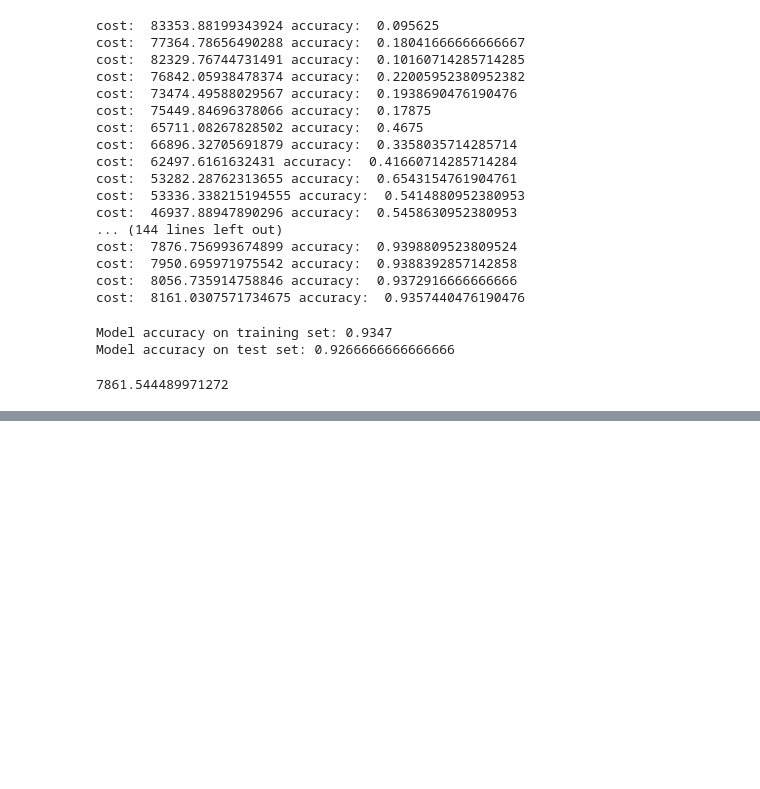
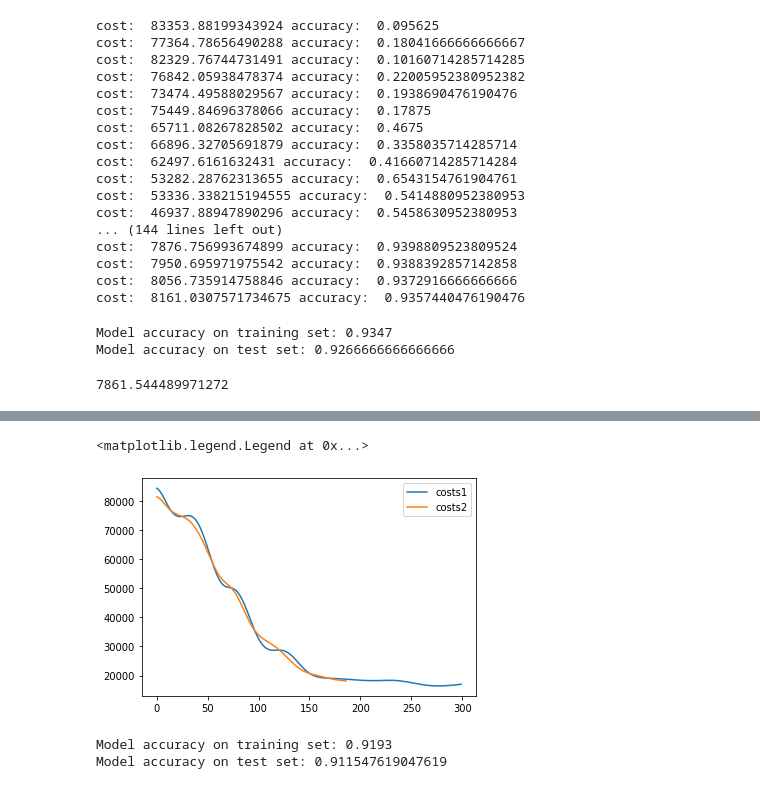
Before and after one commit to CaioMar/dsutils, a Jupyter notebook: DeepLearning/MNIST benchmark.ipynb, the cells around one changed output, grey strips where cells are left out. Drawn from its saved outputs; the diff is of its cells as text; code cells hidden in the pictures; blank space fills up the shorter version.

```diff
--- a/DeepLearning/MNIST benchmark.ipynb
+++ b/DeepLearning/MNIST benchmark.ipynb
@@ -184,0 +194,13 @@ min(nn.costs)#lowest cost
+# %%
+nn = ann.ANNClassifier(hidden_layers_dims=[300],
+                       activation='sigmoid',
+                       num_epochs=20,
+                       print_epoch=20,
+                       learning_rate=1e-6,
+                       gd_type='batch',
+                       batch_number=40,
+                       eps=1e-8, #guarantees cost doesn't explode due to log of zero
+                       regularization = 0.01,
+                       mu=0.001 #if I choose high momentum parameter weights quickly explode
+                      )
+nn.fit(X_train, y_train)
@@ -184,0 +225,15 @@ min(nn.costs)#lowest cost
+# %%
+costs1 = nn.costs
+# %%
+plt.plot(costs1[:300]) #with momentum
+plt.plot(costs2[:300]) #no momentum
+plt.legend(['costs1','costs2'])
+# %% [output]
+<matplotlib.legend.Legend at 0x...>
+[figure, added]
+# %%
+print("Model accuracy on training set: {}\n".format(round(nn.score(y_train, nn.predict_proba(X_train)),4))+
+      "Model accuracy on test set: {}".format(nn.score(y_test, nn.predict_proba(X_test))))
+# %% [output]
+Model accuracy on training set: 0.9193
+Model accuracy on test set: 0.911547619047619
```
Also changed, not shown: parts of 4 cells of this notebook, 1 other file.
